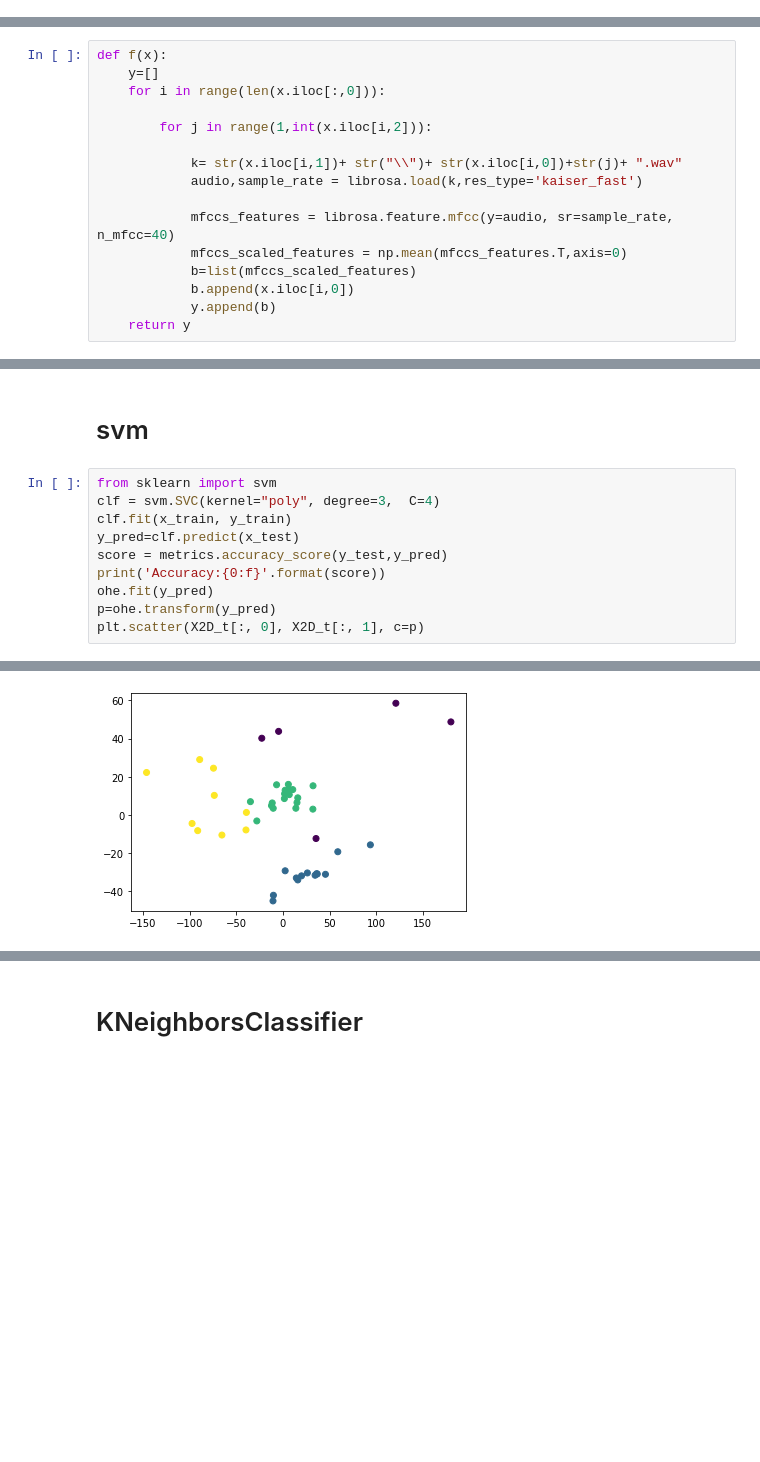
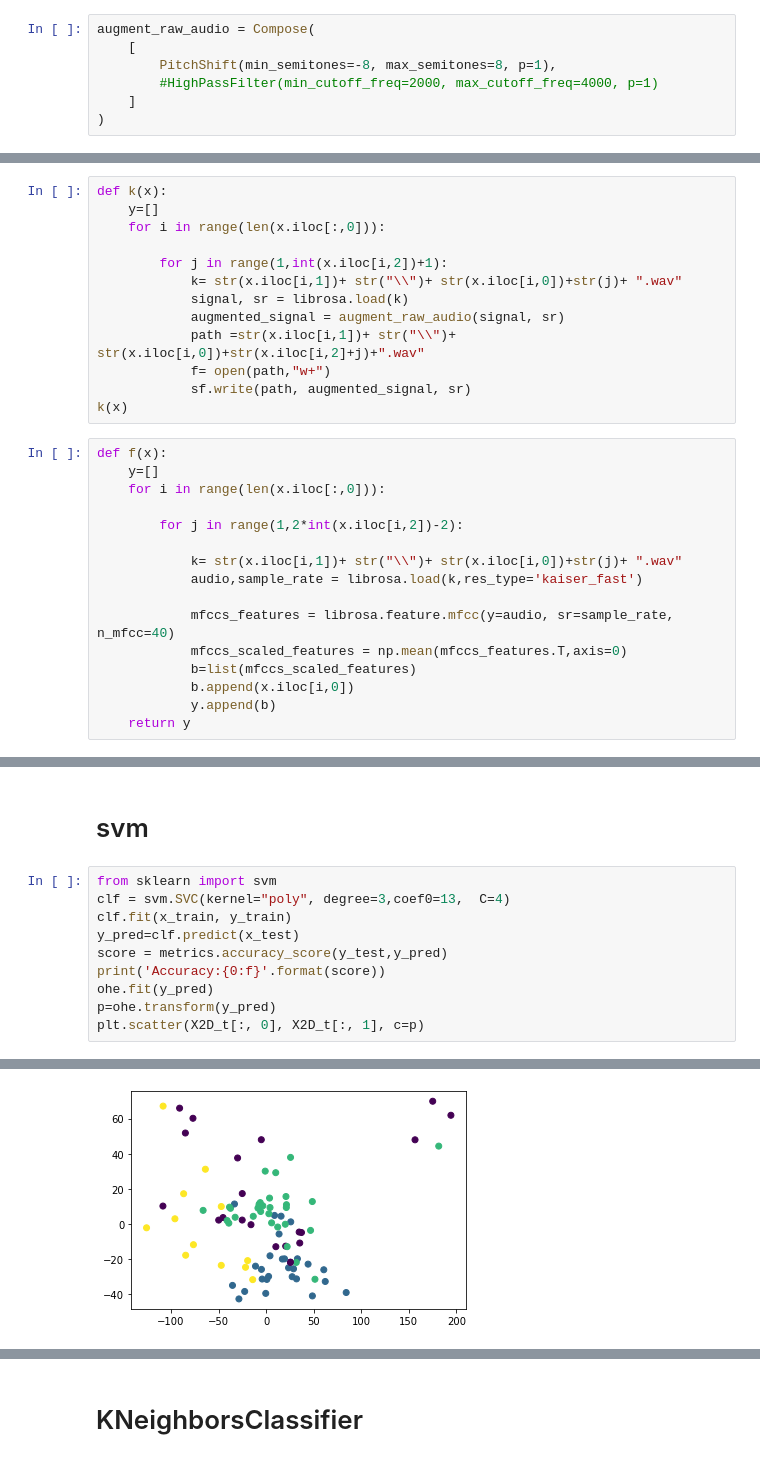
Before and after one commit to DataJugler/voice-impersonation-detection, a Jupyter notebook: team13.ipynb, the cells around one changed output, grey strips where cells are left out. Saved outputs shown, nothing was run; the diff lists cells and outputs as text; blank space fills up the shorter version.

```diff
--- a/team13.ipynb
+++ b/team13.ipynb
@@ -64,3 +57,10 @@ augment_raw_audio = Compose(
+# %%
+augment_raw_audio = Compose(
+    [
+        PitchShift(min_semitones=-8, max_semitones=8, p=1),
+        #HighPassFilter(min_cutoff_freq=2000, max_cutoff_freq=4000, p=1)
+    ]
+)
 # %%
 x=metadata
 #print(str(x.iloc[i,1])+ str("\\")+ str(x.iloc[i,0])+str(x.iloc[i,2]+1)+".wav")
@@ -89,9 +76,22 @@ k(x)
+# %%
+def k(x):
+    y=[]
+    for i in range(len(x.iloc[:,0])):
+
+        for j in range(1,int(x.iloc[i,2])+1):
+            k= str(x.iloc[i,1])+ str("\\")+ str(x.iloc[i,0])+str(j)+ ".wav"
+            signal, sr = librosa.load(k)
+            augmented_signal = augment_raw_audio(signal, sr)
+            path =str(x.iloc[i,1])+ str("\\")+ str(x.iloc[i,0])+str(x.iloc[i,2]+j)+".wav"
+            f= open(path,"w+")
+            sf.write(path, augmented_signal, sr)
+k(x)
 # %%
 def f(x):
     y=[]
     for i in range(len(x.iloc[:,0])):
 
-        for j in range(1,int(x.iloc[i,2])):
+        for j in range(1,2*int(x.iloc[i,2])-2):
 
             k= str(x.iloc[i,1])+ str("\\")+ str(x.iloc[i,0])+str(j)+ ".wav"
             audio,sample_rate = librosa.load(k,res_type='kaiser_fast')
@@ -200,7 +200,7 @@ x_train
 # svm
 # %%
 from sklearn import svm
-clf = svm.SVC(kernel="poly", degree=3,  C=4)
+clf = svm.SVC(kernel="poly", degree=3,coef0=13,  C=4)
 clf.fit(x_train, y_train)
 y_pred=clf.predict(x_test)
 score = metrics.accuracy_score(y_test,y_pred)
@@ -213,5 +213,5 @@ Accuracy:0.891304
 <matplotlib.collections.PathCollection at 0x...>
-[figure, old version]
+[figure, new version]
 # %%
 from sklearn.metrics import f1_score
 f1_score(y_test, y_pred, average=None)
```
Also changed, not shown: parts of 23 cells of this notebook.
